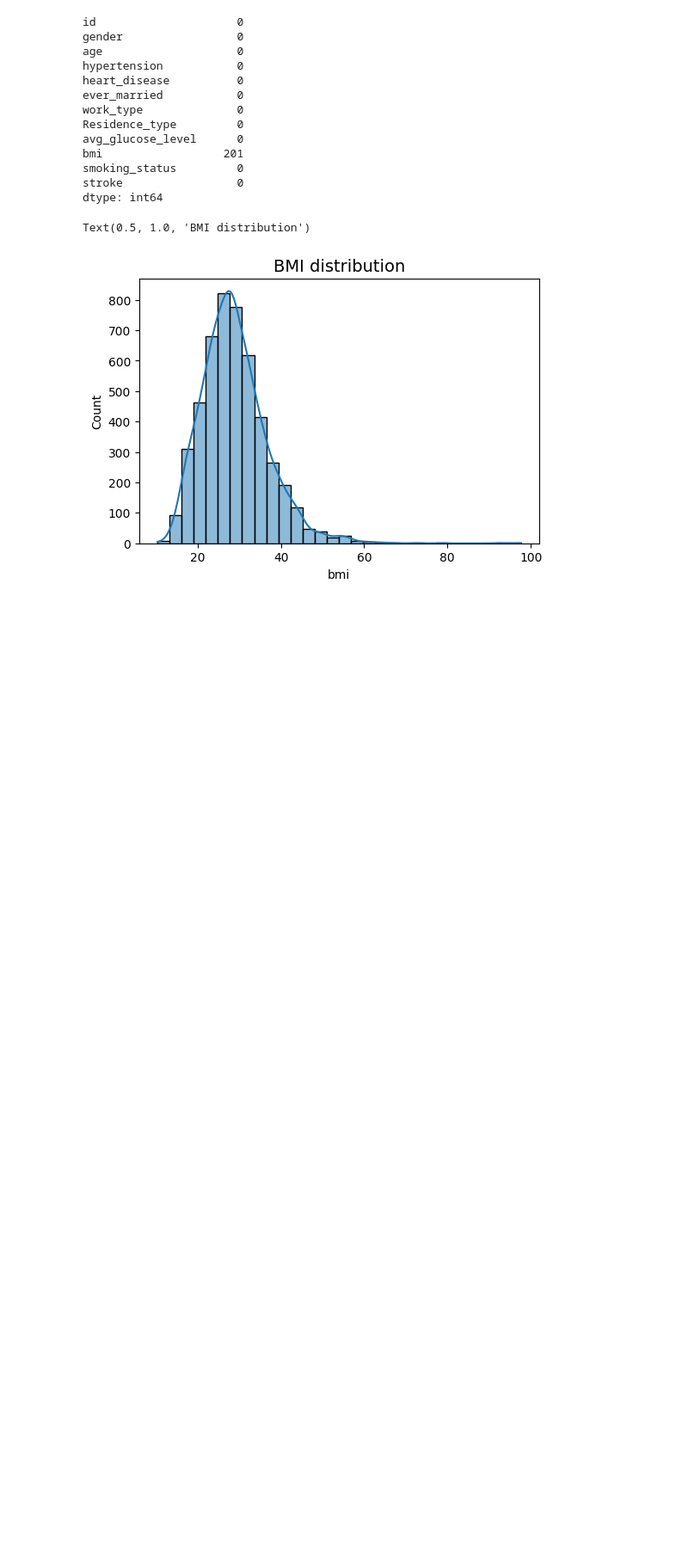
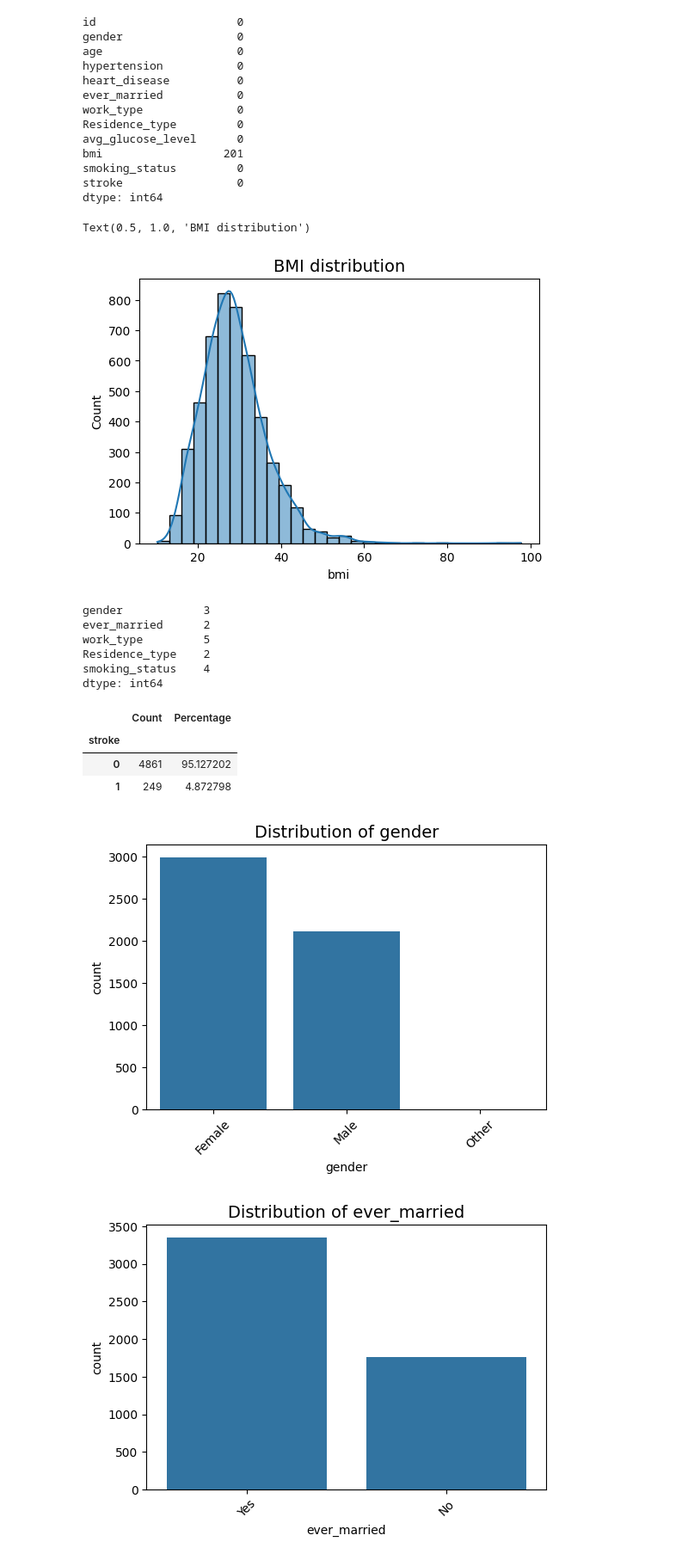
Before and after one commit to ali-khurshid/stroke-risk-predictive-analysis, a Jupyter notebook: jupyter_notebooks/01 - EDA-stroke-risk-dataset.ipynb, the cells around one changed output. Shown at 86% size. Saved outputs shown, nothing was run; the diff lists cells and outputs as text; code cells hidden in the pictures; blank space fills up the shorter version.

Commit message:
Bivariate, distributions, data imbalance and  analysis

```diff
--- a/jupyter_notebooks/01 - EDA-stroke-risk-dataset.ipynb
+++ b/jupyter_notebooks/01 - EDA-stroke-risk-dataset.ipynb
@@ -83,3 +99,37 @@ plt.title('BMI distribution',fontsize=14)
 # %% [output]
 Text(0.5, 1.0, 'BMI distribution')
 [figure]
+# %%
+#checking the categorical column for unique values
+cat_cols = df.select_dtypes(include=['object']).nunique()
+cat_cols
+# %% [output]
+gender            3
+ever_married      2
+work_type         5
+Residence_type    2
+smoking_status    4
+dtype: int64
+# %%
+count = df['stroke'].value_counts()
+percentages = df['stroke'].value_counts(normalize=True) * 100
+split = pd.DataFrame({'Count': count, 'Percentage': percentages})
+split
+# %% [output]
+|  | Count | Percentage |
+| stroke |  |  |
+| 0 | 4861 | 95.127202 |
+| 1 | 249 | 4.872798 |
+# %%
+#Examining categorical columns
+df[df.select_dtypes(include=['object']).columns].nunique()
+categorical_values = df.select_dtypes(include=['object']).columns.tolist()
+for col in categorical_values:
+    plt.figure(figsize=(6,4))
+    sns.countplot(data=df, x=col, order=df[col].value_counts().index)
+    plt.title(f'Distribution of {col}', fontsize=14)
+    plt.xticks(rotation=45)
+    plt.show()
+# %% [output]
+[figure, added]
+[figure, added]
```
Also changed, not shown: parts of 9 cells of this notebook.
